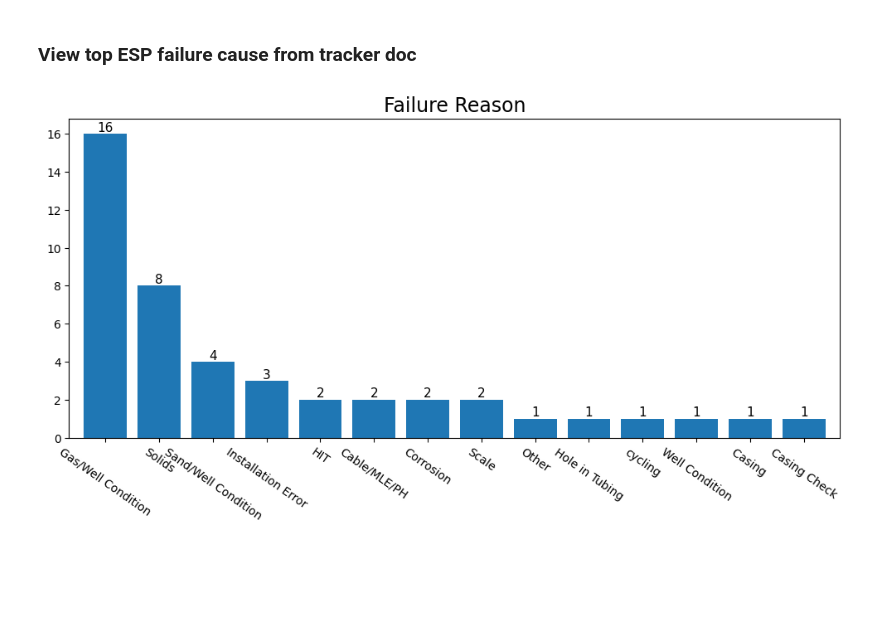
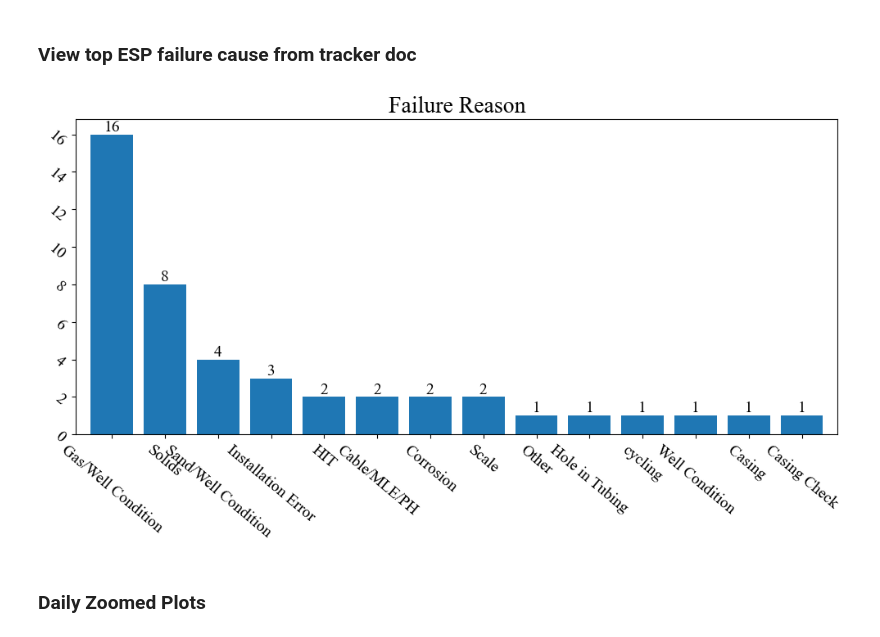
Before and after one commit to EnthusiasticTeslim/JTK-Challenge, a Jupyter notebook: notebooks/view_results.ipynb, the cells around one changed output. Drawn from its saved outputs; the diff is of its cells as text; code cells hidden in the pictures; blank space fills up the shorter version.

Commit message:
updated figures for plotting

```diff
--- a/notebooks/view_results.ipynb
+++ b/notebooks/view_results.ipynb
@@ -13,6 +13,7 @@ import sys
 
 # Set the root directory to BPX Challenge Home path
 os.chdir("../")
+plt.rcParams["font.family"] = "Times New Roman"
 
 from scripts.env import *
 from scripts.utils import load_hp_params, date_parser
@@ -291,15 +297,18 @@ esp_df["Fail_reason"] = esp_df["Fail_reason"].apply(lambda x: x.replace("Conditi
 # %%
 fail_reasons = esp_df.Fail_reason.value_counts().to_frame()
 fig,ax = plt.subplots(figsize=(12,5))
-fs=14
+fs=17
 p = ax.bar(fail_reasons.index,fail_reasons["count"])
 ax.margins(x=0.02)
 ax.bar_label(p, label_type='edge', fontsize=fs-3)
-for tick in ax.get_xticklabels():
-    tick.set_rotation(-35)
+for tick in (ax.get_xticklabels() + ax.get_yticklabels()):
+    tick.set_rotation(-40)
+    tick.set_fontsize(fs-3)
 
 ax.set_title("Failure Reason", fontsize=fs+3)
 plt.savefig("images/tracker_failures.png", dpi=200, facecolor="w", edgecolor="none",bbox_inches="tight")
 plt.show()
 # %% [output]
-[figure, old version]
+[figure, new version]
+# %% [markdown]
+### Daily Zoomed Plots
```
Also changed, not shown: parts of 6 cells of this notebook, 3 other files.
